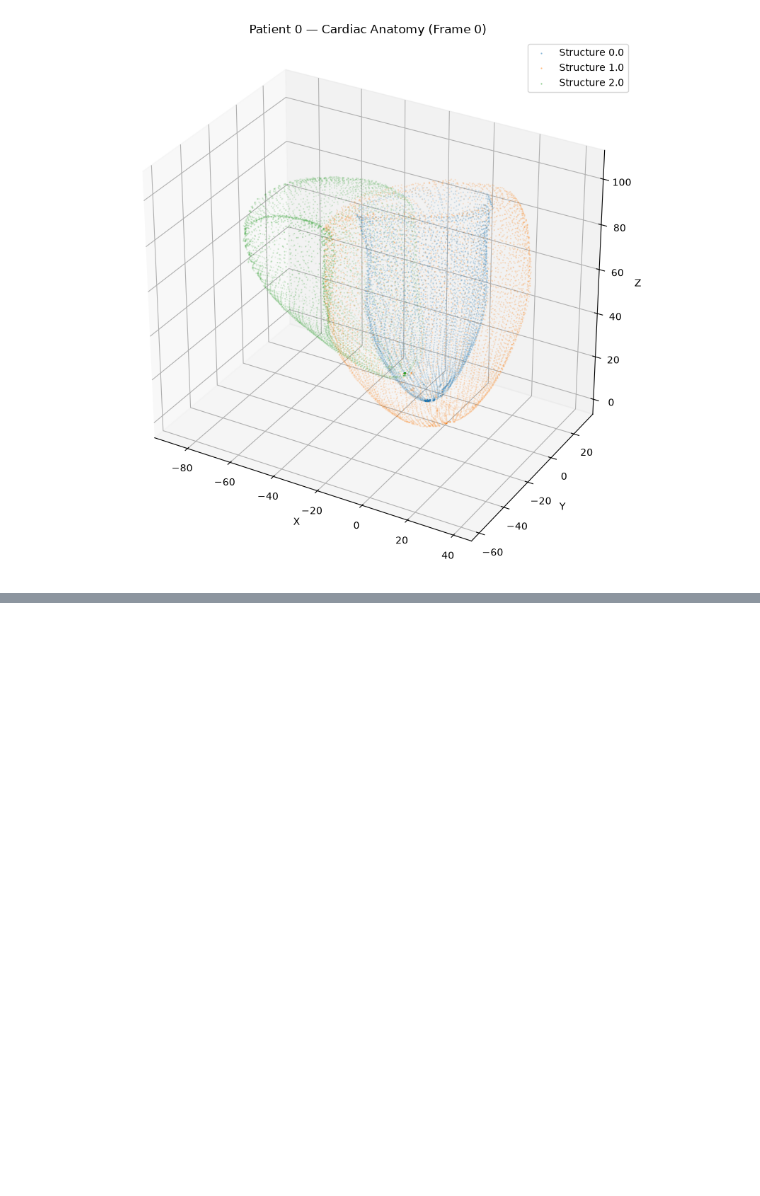
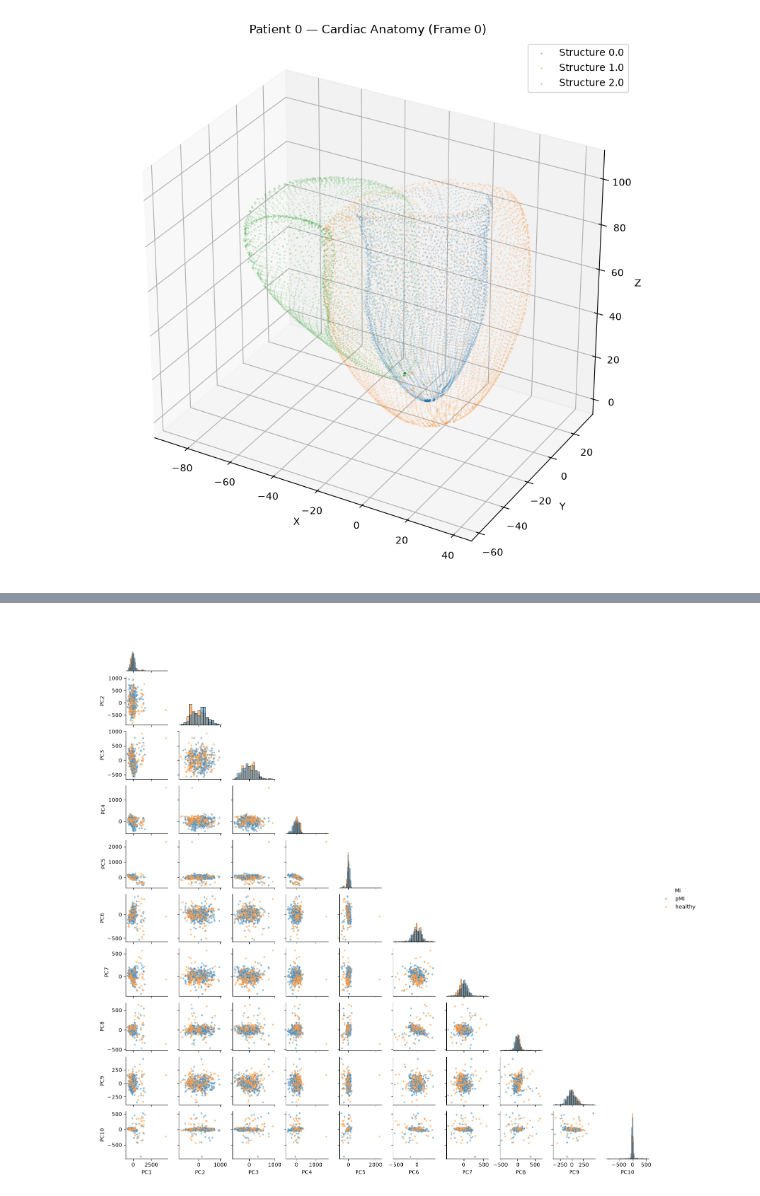
Before and after one commit to ZanderWilkinson/myocardia_prediction_project, a Jupyter notebook: notebooks/data_loading.ipynb, the cells around one changed output, grey strips where cells are left out. Saved outputs shown, nothing was run; the diff lists cells and outputs as text; code cells hidden in the pictures; blank space fills up the shorter version.

```diff
--- a/notebooks/data_loading.ipynb
+++ b/notebooks/data_loading.ipynb
@@ -60,3 +57,7 @@ Label 0.0: 6000 points
 Label 1.0: 6000 points
 Label 2.0: 6000 points
 [figure]
+# %%
+from mcpp.pca import pca_datasubset
+pca_scores, model = pca_datasubset(train_data.train)
+print(pca_scores)
@@ -62,0 +122,22 @@ Label 2.0: 6000 points
+# %%
+import seaborn as sns
+import matplotlib.pyplot as plt
+
+k = min(10, pca_scores.shape[1])
+pc_columns = [f"PC{i+1}" for i in range(k)]
+
+plot_data = pd.DataFrame(pca_scores[:, :k], columns=pc_columns)
+plot_data["MI"] = train_data.train.data["MI"].to_numpy()
+
+sns.pairplot(
+    plot_data,
+    vars=pc_columns,
+    hue="MI",
+    corner=True,
+    diag_kind="hist",
+    plot_kws={"s": 12, "alpha": 0.5},
+    height=1.5,
+)
+plt.show()
+# %% [output]
+[figure, added]
```
Also changed, not shown: parts of 10 cells of this notebook, 59 other files.
